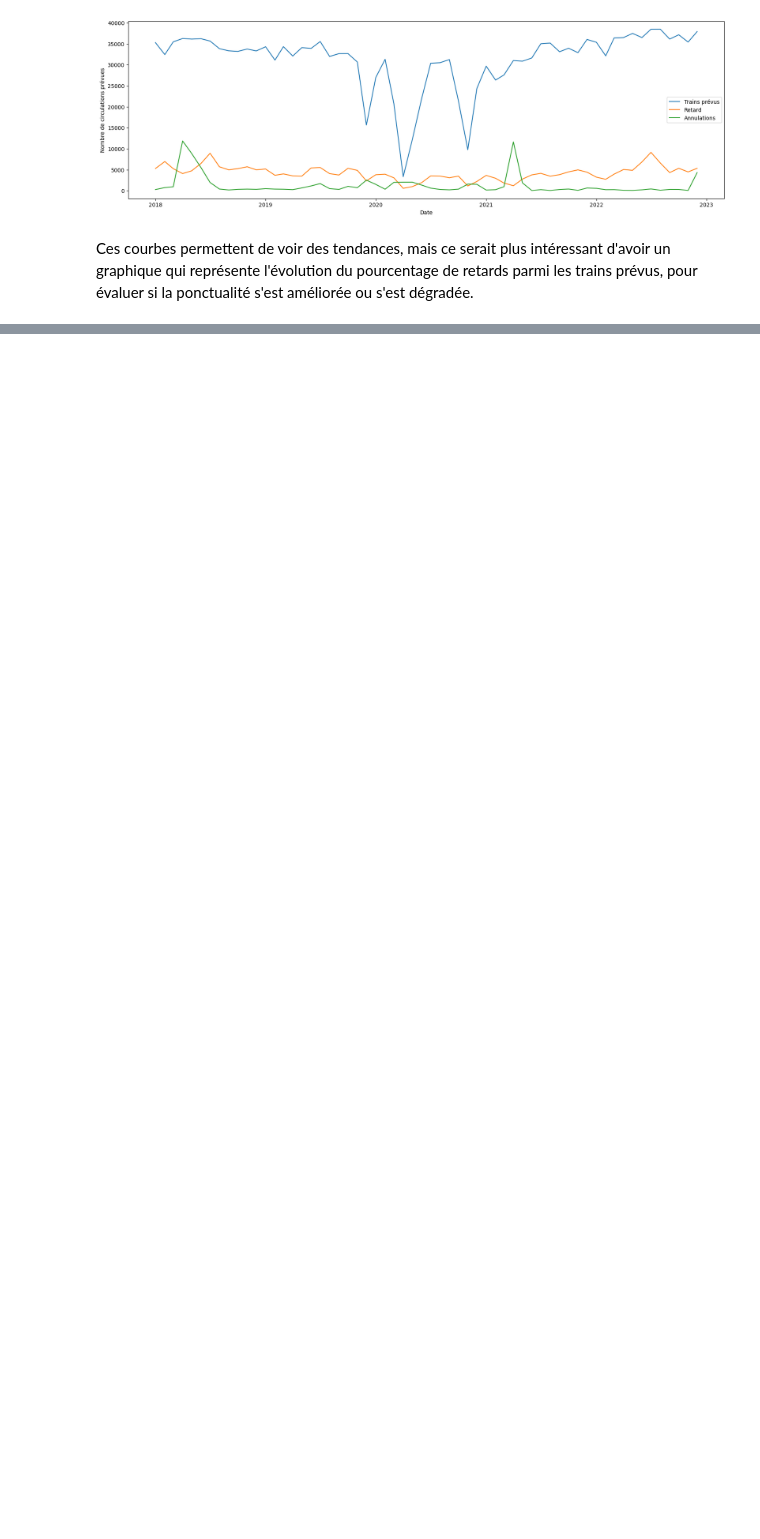
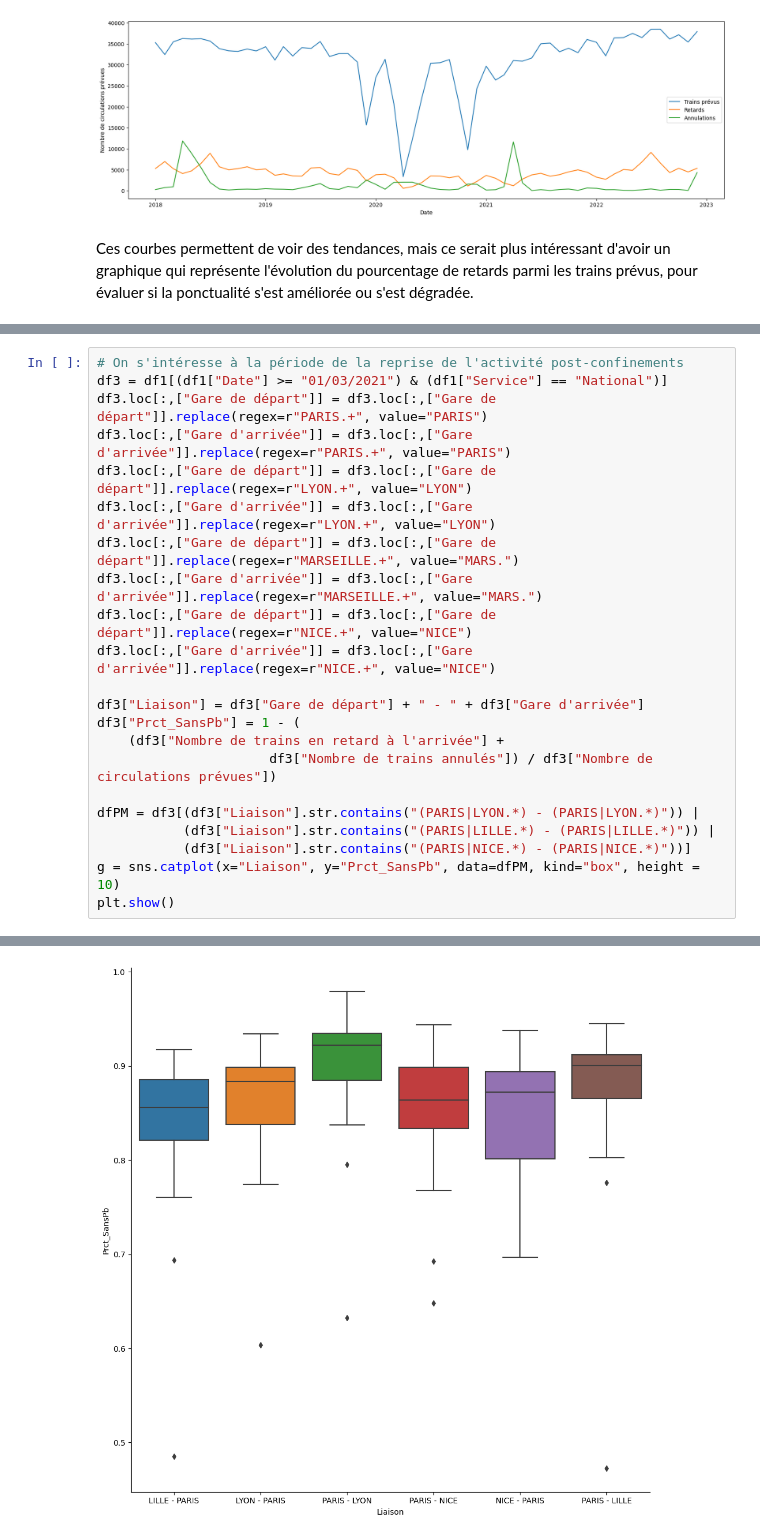
Before and after one commit to JulienGnty/DataAnalysis, a Jupyter notebook: SNCF_Retards_Annulations.ipynb, the cells around one changed output, grey strips where cells are left out. Cells and saved outputs as stored; diff of their text form; blank space fills up the shorter version.

```diff
--- a/SNCF_Retards_Annulations.ipynb
+++ b/SNCF_Retards_Annulations.ipynb
@@ -246,0 +239,23 @@ Les retards ont été un peu moins impactés par ces évènements mais le taux d
+# %%
+# On s'intéresse à la période de la reprise de l'activité post-confinements
+df3 = df1[(df1["Date"] >= "01/03/2021") & (df1["Service"] == "National")]
+df3.loc[:,["Gare de départ"]] = df3.loc[:,["Gare de départ"]].replace(regex=r"PARIS.+", value="PARIS")
+df3.loc[:,["Gare d'arrivée"]] = df3.loc[:,["Gare d'arrivée"]].replace(regex=r"PARIS.+", value="PARIS")
+df3.loc[:,["Gare de départ"]] = df3.loc[:,["Gare de départ"]].replace(regex=r"LYON.+", value="LYON")
+df3.loc[:,["Gare d'arrivée"]] = df3.loc[:,["Gare d'arrivée"]].replace(regex=r"LYON.+", value="LYON")
+df3.loc[:,["Gare de départ"]] = df3.loc[:,["Gare de départ"]].replace(regex=r"MARSEILLE.+", value="MARS.")
+df3.loc[:,["Gare d'arrivée"]] = df3.loc[:,["Gare d'arrivée"]].replace(regex=r"MARSEILLE.+", value="MARS.")
+df3.loc[:,["Gare de départ"]] = df3.loc[:,["Gare de départ"]].replace(regex=r"NICE.+", value="NICE")
+df3.loc[:,["Gare d'arrivée"]] = df3.loc[:,["Gare d'arrivée"]].replace(regex=r"NICE.+", value="NICE")
+
+df3["Liaison"] = df3["Gare de départ"] + " - " + df3["Gare d'arrivée"]
+df3["Prct_SansPb"] = 1 - (
+    (df3["Nombre de trains en retard à l'arrivée"] +
+                      df3["Nombre de trains annulés"]) / df3["Nombre de circulations prévues"])
+
+dfPM = df3[(df3["Liaison"].str.contains("(PARIS|LYON.*) - (PARIS|LYON.*)")) |
+           (df3["Liaison"].str.contains("(PARIS|LILLE.*) - (PARIS|LILLE.*)")) |
+           (df3["Liaison"].str.contains("(PARIS|NICE.*) - (PARIS|NICE.*)"))]
+g = sns.catplot(x="Liaison", y="Prct_SansPb", data=dfPM, kind="box", height = 10)
+plt.show()
+# %% [output]
@@ -246,0 +279 @@ Les retards ont été un peu moins impactés par ces évènements mais le taux d
+[figure, added]
```
Also changed, not shown: parts of 15 cells of this notebook.
